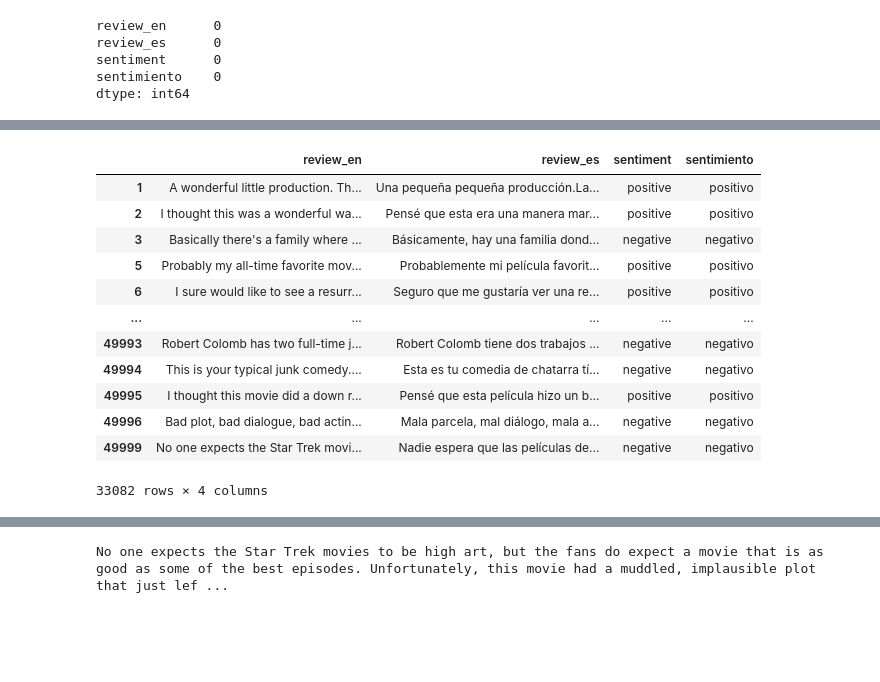
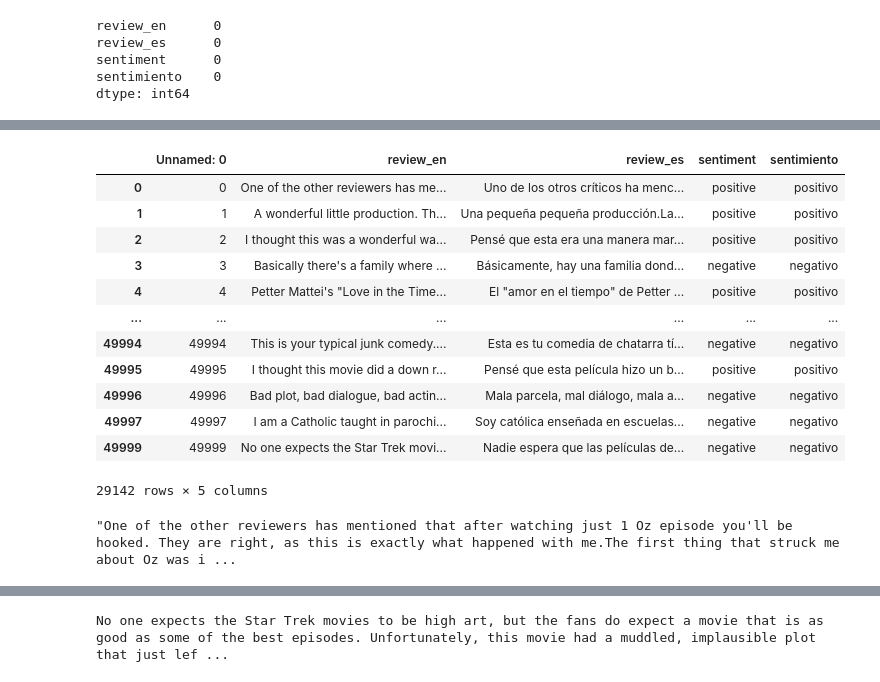
Before and after one commit to zfriedman0/5290-Spanish-MTSA, a Jupyter notebook: EDA-ZFriedman.ipynb, the cells around one changed output, grey strips where cells are left out. Saved outputs shown, nothing was run; the diff lists cells and outputs as text; code cells hidden in the pictures; blank space fills up the shorter version.

```diff
--- a/EDA-ZFriedman.ipynb
+++ b/EDA-ZFriedman.ipynb
@@ -94,21 +86,25 @@ A wonderful little production. The filming technique is very unassuming- very ol
 # %%
 # Select the rows where there is no space between Spanish sentences
 pattern = r'([a-z]\S[A-Z])'
-mask = df['review_es'].str.contains(pattern)
+mask = df['review_en'].str.contains(pattern)
 
 filtered_df = df[mask]
 filtered_df
 # %% [output]
-|  | review_en | review_es | sentiment | sentimiento |
-| 1 | A wonderful little production. Th... | Una pequeña pequeña producción.La... | positive | positivo |
-| 2 | I thought this was a wonderful wa... | Pensé que esta era una manera mar... | positive | positivo |
-| 3 | Basically there's a family where ... | Básicamente, hay una familia dond... | negative | negativo |
-| 5 | Probably my all-time favorite mov... | Probablemente mi película favorit... | positive | positivo |
-| 6 | I sure would like to see a resurr... | Seguro que me gustaría ver una re... | positive | positivo |
-| ... | ... | ... | ... | ... |
-| 49993 | Robert Colomb has two full-time j... | Robert Colomb tiene dos trabajos ... | negative | negativo |
-| 49994 | This is your typical junk comedy.... | Esta es tu comedia de chatarra tí... | negative | negativo |
-| 49995 | I thought this movie did a down r... | Pensé que esta película hizo un b... | positive | positivo |
-| 49996 | Bad plot, bad dialogue, bad actin... | Mala parcela, mal diálogo, mala a... | negative | negativo |
-| 49999 | No one expects the Star Trek movi... | Nadie espera que las películas de... | negative | negativo |
+|  | Unnamed: 0 | review_en | review_es | sentiment | sentimiento |
+| 0 | 0 | One of the other reviewers has me... | Uno de los otros críticos ha menc... | positive | positivo |
+| 1 | 1 | A wonderful little production. Th... | Una pequeña pequeña producción.La... | positive | positivo |
+| 2 | 2 | I thought this was a wonderful wa... | Pensé que esta era una manera mar... | positive | positivo |
+| 3 | 3 | Basically there's a family where ... | Básicamente, hay una familia dond... | negative | negativo |
+| 4 | 4 | Petter Mattei's "Love in the Time... | El "amor en el tiempo" de Petter ... | positive | positivo |
+| ... | ... | ... | ... | ... | ... |
+| 49994 | 49994 | This is your typical junk comedy.... | Esta es tu comedia de chatarra tí... | negative | negativo |
+| 49995 | 49995 | I thought this movie did a down r... | Pensé que esta película hizo un b... | positive | positivo |
+| 49996 | 49996 | Bad plot, bad dialogue, bad actin... | Mala parcela, mal diálogo, mala a... | negative | negativo |
+| 49997 | 49997 | I am a Catholic taught in parochi... | Soy católica enseñada en escuelas... | negative | negativo |
+| 49999 | 49999 | No one expects the Star Trek movi... | Nadie espera que las películas de... | negative | negativo |
-33082 rows × 4 columns
+29142 rows × 5 columns
+# %%
+filtered_df['review_en'][0]
+# %% [output]
+"One of the other reviewers has mentioned that after watching just 1 Oz episode you'll be hooked. They are right, as this is exactly what happened with me.The first thing that struck me about Oz was i ...
```
Also changed, not shown: parts of 12 cells of this notebook, 1 other file.
